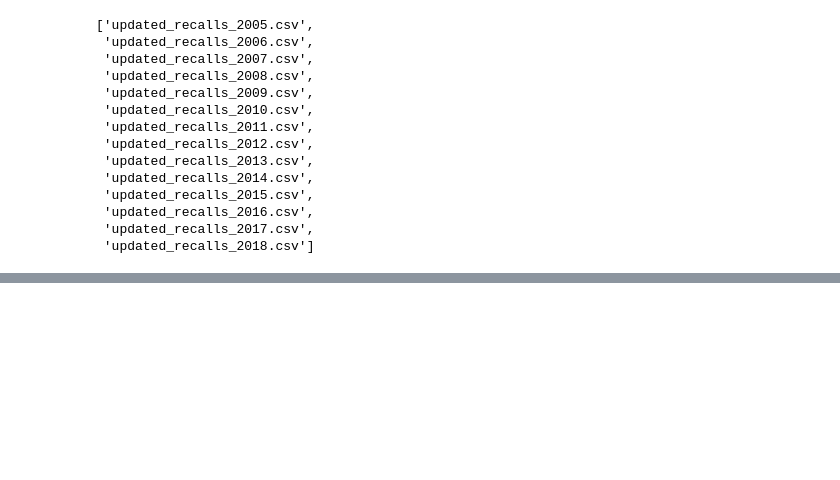
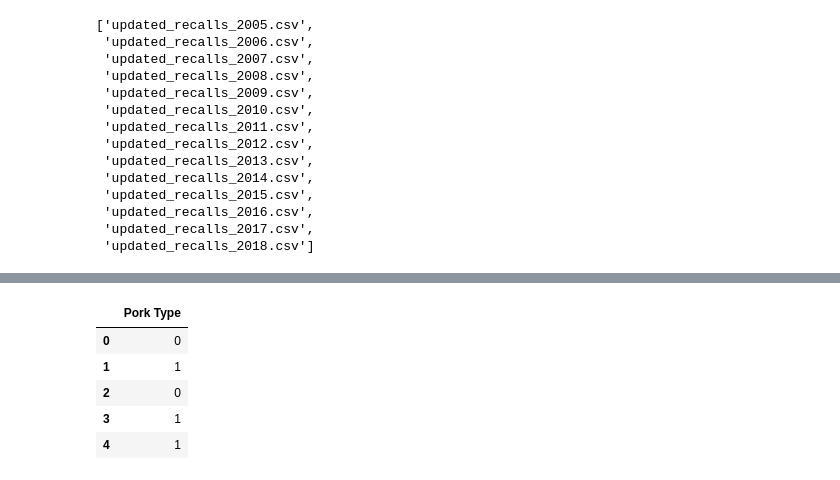
Before and after one commit to yemikifouly/food-recalls-analysis, a Jupyter notebook: data_cleaning_and_preparation.ipynb, the cells around one changed output, grey strips where cells are left out. Cells and saved outputs as stored; diff of their text form; code cells hidden in the pictures; blank space fills up the shorter version.

```diff
--- a/data_cleaning_and_preparation.ipynb
+++ b/data_cleaning_and_preparation.ipynb
@@ -634,0 +661,12 @@ for idx, (year, df) in enumerate(df_dict.items()):
+# %%
+pork_pattern = r'pork'
+recalls_pork = pd.DataFrame(recalls['Product'].str.contains(pork_pattern, flags=re.I).astype('int64'))
+recalls_pork = recalls_pork.rename({'Product': 'Pork Type'}, axis=1)
+recalls_pork.head()
+# %% [output]
+|  | Pork Type |
+| 0 | 0 |
+| 1 | 1 |
+| 2 | 0 |
+| 3 | 1 |
+| 4 | 1 |
```
Also changed, not shown: parts of 6 cells of this notebook.
